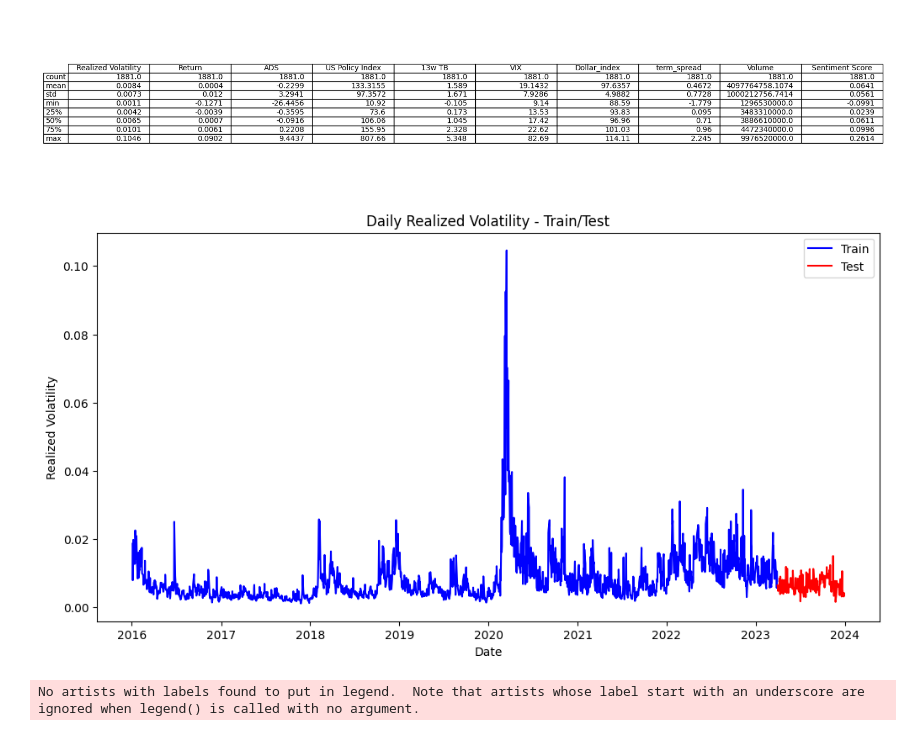
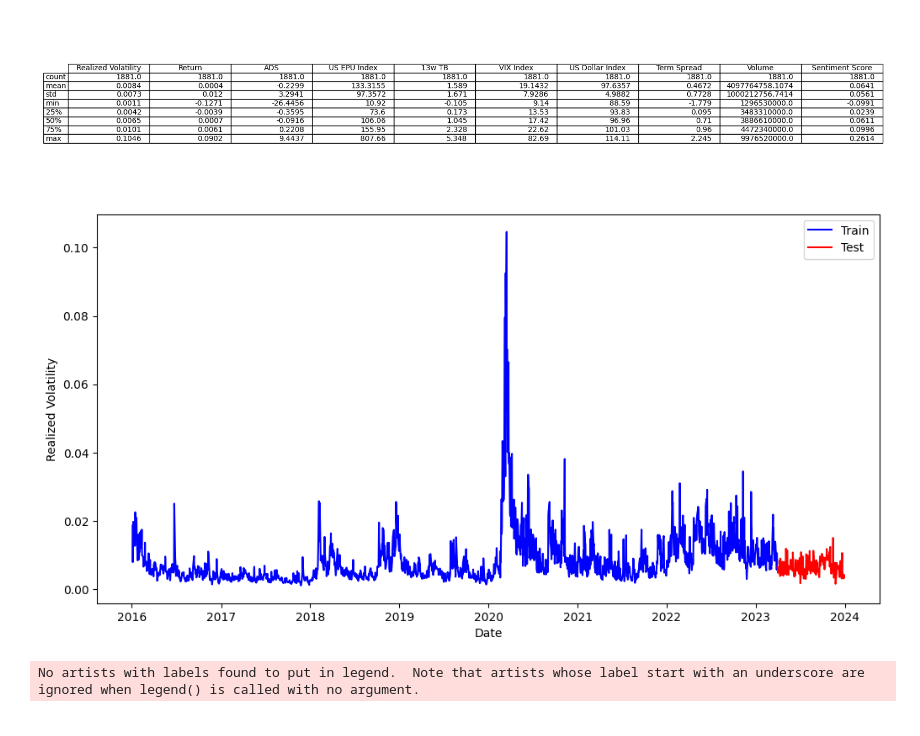
Before and after one commit to hosseinabadi/Realized-Volatility-Prediction, a Jupyter notebook: Data Analysis and Visualization.ipynb, the cells around one changed output. Saved outputs shown, nothing was run; the diff lists cells and outputs as text; code cells hidden in the pictures.

Commit message:
Update plots and variable names

```diff
--- a/Data Analysis and Visualization.ipynb
+++ b/Data Analysis and Visualization.ipynb
@@ -151,6 +148,8 @@ Rename the columns
 '''
 
 data.rename(columns={'rv5': 'Realized Volatility', 'return': 'Return', 'USEPUINDXD':'US Policy Index', '13wb':'13w TB', 'compound_weighted':'Sentiment Score', 'credit_spread': 'term_spread'}, inplace=True)
+# %%
+data.rename(columns ={'13w TB': '13w TB', 'Dollar_index': 'US Dollar Index', 'term_spread': 'Term Spread', 'VIX': 'VIX Index', 'DX-Y.NYB': 'Dollar Index', 'Volume': 'Volume', 'US Policy Index': 'US EPU Index', 'ADS': 'ADS'}, inplace = True)
 # %%
 plt.figure(figsize=(12, 6))
 plt.plot(data['Return'])
@@ -250,31 +260,32 @@ plt.show()
 # %%
 '''
 Plot the train and test of data with different colors
 '''
 
 # Calculate the index to split data into train and test portions
 split_index = int(0.9 * len(data))
 
 # Separate data into train and test portions
 train_data = data.iloc[:split_index]
 test_data = data.iloc[split_index:]
 
 plt.figure(figsize=(12, 6))
 
 # Plot train and test data with different colors
-plt.plot(train_data.index, train_data['Realized Volatility'], label='Train', color='blue')
-plt.plot(test_data.index, test_data['Realized Volatility'], label='Test', color='red')
+plt.plot(train_data['Realized Volatility'], label='Train', color='blue')
+plt.plot(test_data['Realized Volatility'], label='Test', color='red')
 
 # Add labels and legend
 plt.xlabel('Date')
 plt.ylabel('Realized Volatility')
-plt.title('Daily Realized Volatility - Train/Test')
+# plt.title('Daily Realized Volatility - Train/Test')
 plt.legend()
 
 # Save the plot as an image
 plt.savefig("Outputs/Data Visualization/Realized_Volatility_train_test.png")
+plt.show()
 # %% [output]
-[figure, old version]
+[figure, new version]
 # %%
 '''
 Plot the realized volatility only
```
Also changed, not shown: parts of 12 cells of this notebook, 34 other files.
